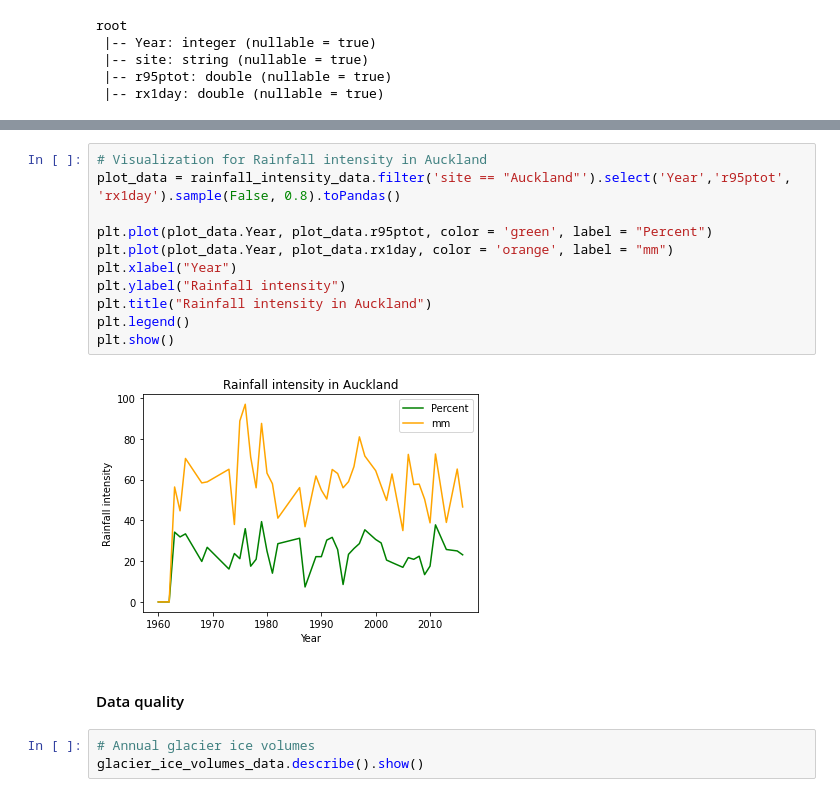
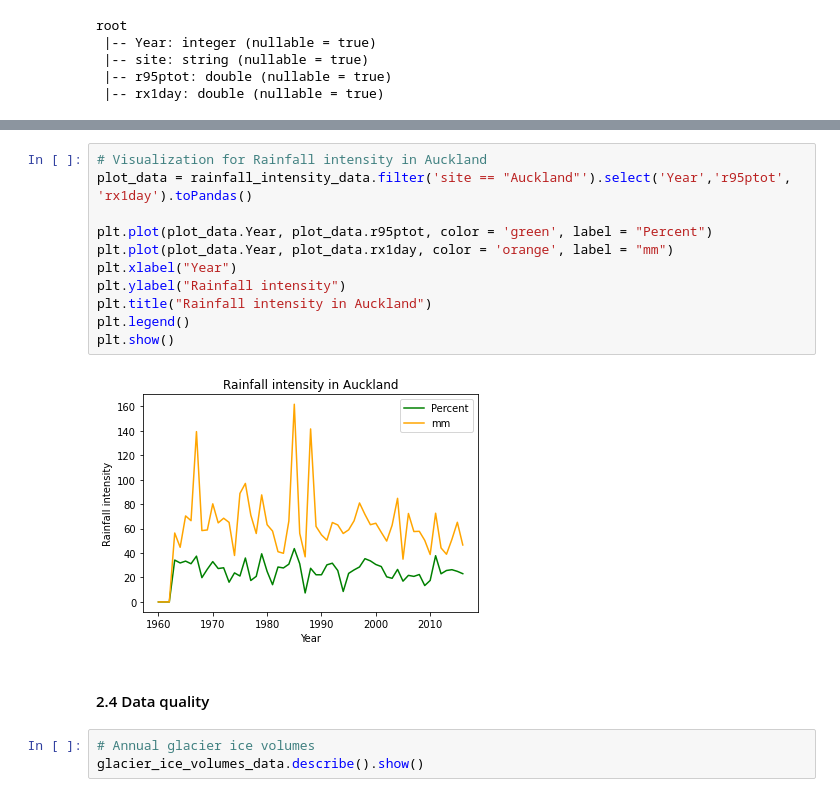
Before and after one commit to skye-yoon/infosys722, a Jupyter notebook: Iteration4.ipynb, the cells around one changed output, grey strips where cells are left out. Drawn from its saved outputs; the diff is of its cells as text.

```diff
--- a/Iteration4.ipynb
+++ b/Iteration4.ipynb
@@ -345,19 +349,19 @@ rainfall_intensity_data.show()
 only showing top 20 rows
 # %%
 # Visualization for Rainfall intensity in Auckland
-plot_data = rainfall_intensity_data.filter('site == "Auckland"').select('Year','r95ptot', 'rx1day').sample(False, 0.8).toPandas()
+plot_data = rainfall_intensity_data.filter('site == "Auckland"').select('Year','r95ptot', 'rx1day').toPandas()
 
 plt.plot(plot_data.Year, plot_data.r95ptot, color = 'green', label = "Percent")
 plt.plot(plot_data.Year, plot_data.rx1day, color = 'orange', label = "mm")
 plt.xlabel("Year")
 plt.ylabel("Rainfall intensity")
 plt.title("Rainfall intensity in Auckland")
 plt.legend()
 plt.show()
 # %% [output]
-[figure, old version]
+[figure, new version]
 # %% [markdown]
-#### Data quality
+#### 2.4 Data quality
 # %%
 # Annual glacier ice volumes
 glacier_ice_volumes_data.describe().show()
```
Also changed, not shown: parts of 69 cells of this notebook.
